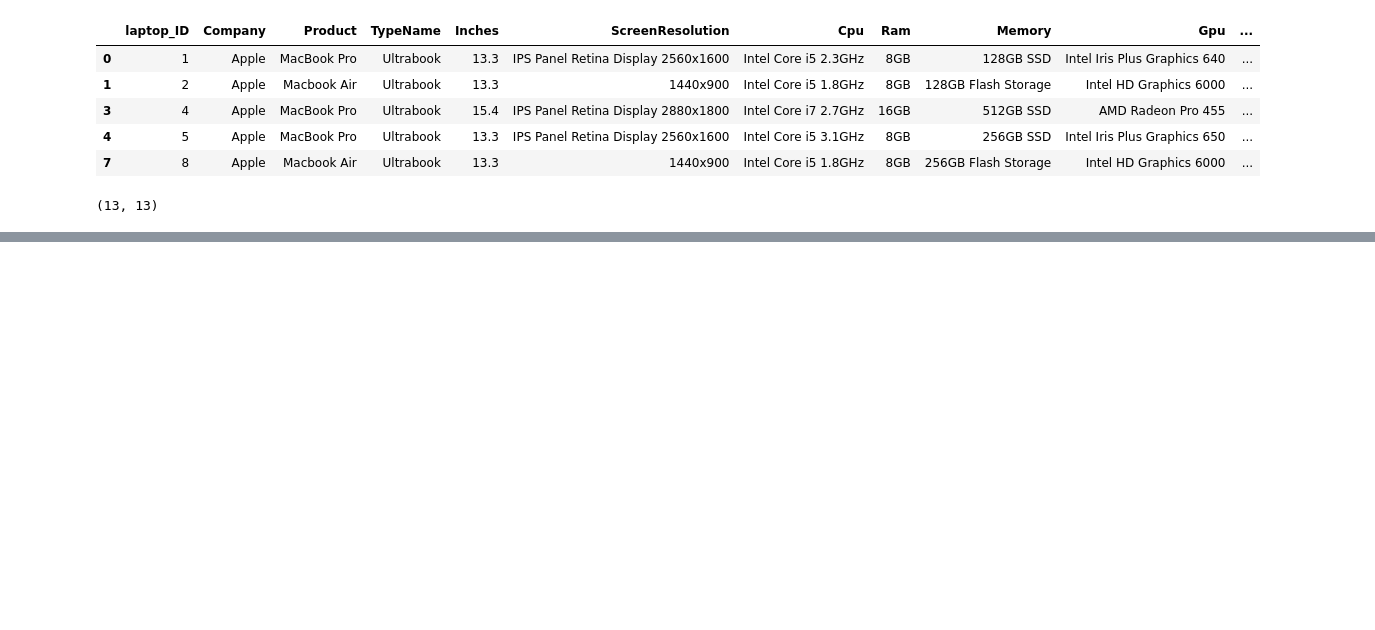
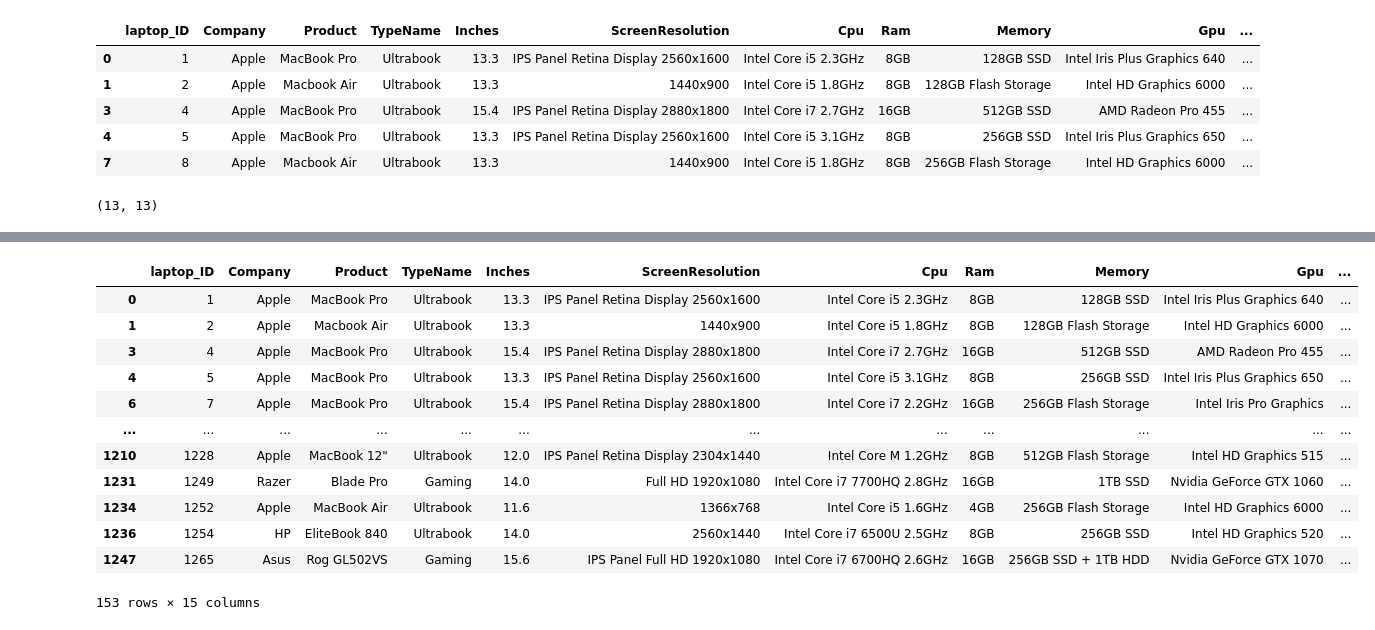
Before and after one commit to IvanDaGomez/Machine-Learning, a Jupyter notebook: data_science_tutorial/filtering_and_data_extraction.ipynb, the cells around one changed output, grey strips where cells are left out. Drawn from its saved outputs; the diff is of its cells as text; code cells hidden in the pictures; blank space fills up the shorter version.

```diff
--- a/data_science_tutorial/filtering_and_data_extraction.ipynb
+++ b/data_science_tutorial/filtering_and_data_extraction.ipynb
@@ -31,0 +96,6 @@ mac_df.shape
+# %%
+import numpy as np
+
+new_column = np.where(df_laptops['Price_euros'] > 2000, 'Expensive', 'Cheap')
+df_laptops['Price Category'] = new_column
+df_laptops
@@ -31,0 +118,3 @@ mac_df.shape
+# %%
+df_laptops['screen_size'] = np.where(df_laptops['Inches'] > 15, 'Big', 'Small' )
+df_laptops.head()
@@ -31,0 +146,17 @@ mac_df.shape
+# %%
+# or
+df_laptops[(df_laptops['Company'] == 'Apple') | (df_laptops['Price_euros'] > 2000)]
+# %% [output]
+|  | laptop_ID | Company | Product | TypeName | Inches | ScreenResolution | Cpu | Ram | Memory | Gpu | ... |
+| 0 | 1 | Apple | MacBook Pro | Ultrabook | 13.3 | IPS Panel Retina Display 2560x1600 | Intel Core i5 2.3GHz | 8GB | 128GB SSD | Intel Iris Plus Graphics 640 | ... |
+| 1 | 2 | Apple | Macbook Air | Ultrabook | 13.3 | 1440x900 | Intel Core i5 1.8GHz | 8GB | 128GB Flash Storage | Intel HD Graphics 6000 | ... |
+| 3 | 4 | Apple | MacBook Pro | Ultrabook | 15.4 | IPS Panel Retina Display 2880x1800 | Intel Core i7 2.7GHz | 16GB | 512GB SSD | AMD Radeon Pro 455 | ... |
+| 4 | 5 | Apple | MacBook Pro | Ultrabook | 13.3 | IPS Panel Retina Display 2560x1600 | Intel Core i5 3.1GHz | 8GB | 256GB SSD | Intel Iris Plus Graphics 650 | ... |
+| 6 | 7 | Apple | MacBook Pro | Ultrabook | 15.4 | IPS Panel Retina Display 2880x1800 | Intel Core i7 2.2GHz | 16GB | 256GB Flash Storage | Intel Iris Pro Graphics | ... |
+| ... | ... | ... | ... | ... | ... | ... | ... | ... | ... | ... | ... |
+| 1210 | 1228 | Apple | MacBook 12" | Ultrabook | 12.0 | IPS Panel Retina Display 2304x1440 | Intel Core M 1.2GHz | 8GB | 512GB Flash Storage | Intel HD Graphics 515 | ... |
+| 1231 | 1249 | Razer | Blade Pro | Gaming | 14.0 | Full HD 1920x1080 | Intel Core i7 7700HQ 2.8GHz | 16GB | 1TB SSD | Nvidia GeForce GTX 1060 | ... |
+| 1234 | 1252 | Apple | MacBook Air | Ultrabook | 11.6 | 1366x768 | Intel Core i5 1.6GHz | 4GB | 256GB Flash Storage | Intel HD Graphics 6000 | ... |
+| 1236 | 1254 | HP | EliteBook 840 | Ultrabook | 14.0 | 2560x1440 | Intel Core i7 6500U 2.5GHz | 8GB | 256GB SSD | Intel HD Graphics 520 | ... |
+| 1247 | 1265 | Asus | Rog GL502VS | Gaming | 15.6 | IPS Panel Full HD 1920x1080 | Intel Core i7 6700HQ 2.6GHz | 16GB | 256GB SSD + 1TB HDD | Nvidia GeForce GTX 1070 | ... |
+153 rows × 15 columns
```
Also changed, not shown: parts of 19 cells of this notebook, 12 other files.
